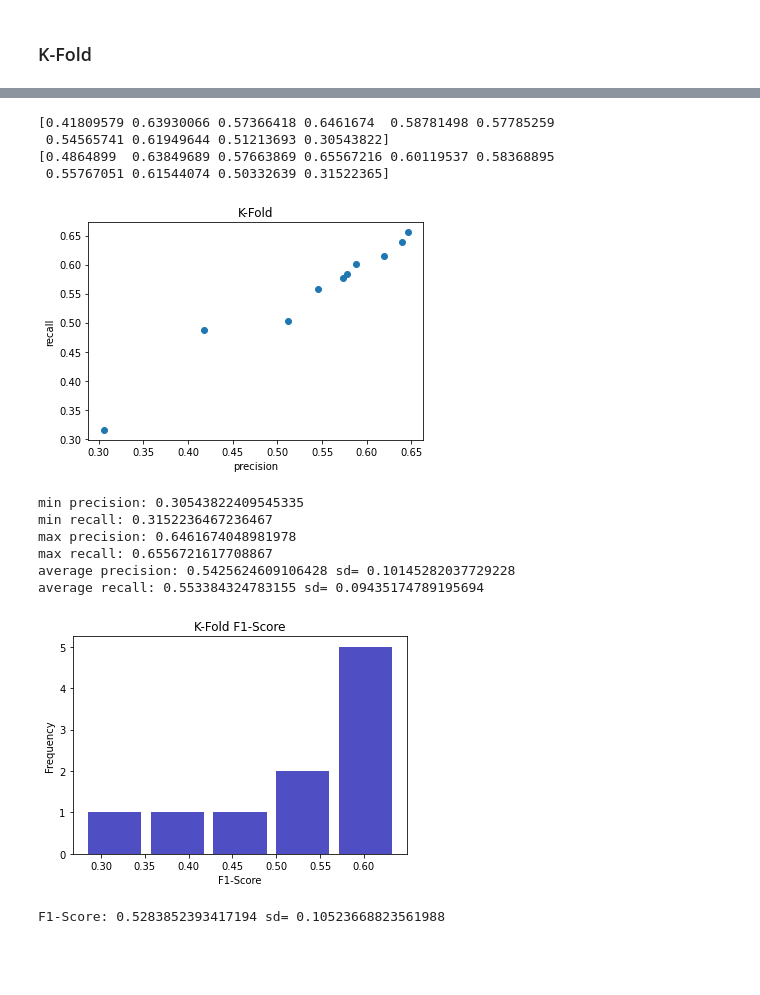
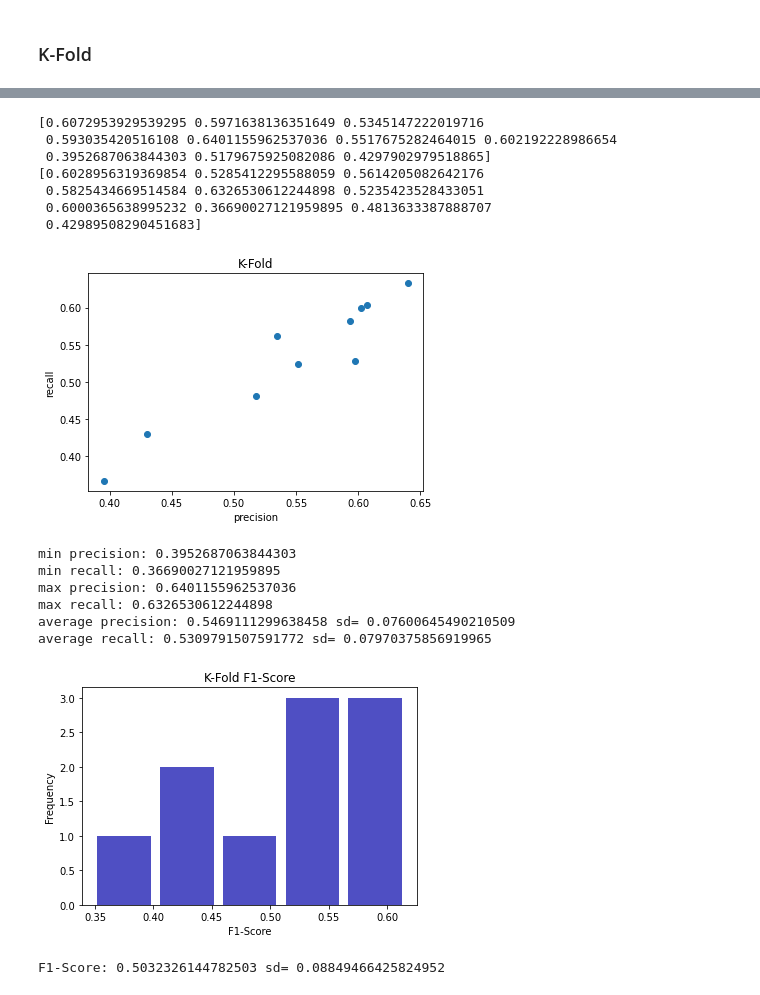
Before and after one commit to farooq-aus/Covid-19_X-ray_Two-proposed-Databases, a Jupyter notebook: Scripts/Q1.ipynb, the cells around one changed output, grey strips where cells are left out. Cells and saved outputs as stored; diff of their text form; code cells hidden in the pictures; blank space fills up the shorter version.

Commit message:
best model

```diff
--- a/Scripts/Q1.ipynb
+++ b/Scripts/Q1.ipynb
@@ -273,7 +273,7 @@ for train_index, test_index in KFold(n_folds).split(x_train_val):
     y_tr, y_ts = y_train_val[train_index], y_train_val[test_index]
 
     model = create_model()
-    model.fit(x_tr, y_tr, epochs=30)
+    model.fit(x_tr, y_tr, epochs=30, batch_size=128)
 
     scores = model.evaluate(x_test,y_test)
 
@@ -290,6 +290,6 @@ for train_index, test_index in KFold(n_folds).split(x_train_val):
     print('recall', recall)
     print('F1-Score', f1)
 
-    results.append([precision, recall, f1])
+    results.append([model, precision, recall, f1])
 # %% [output]
 Epoch 1/30
@@ -312,9 +312,9 @@ F1-Score 0.2795225885796127
 # %%
 res = np.array(results)
 
-prec = res[:,0]
+prec = res[:,1]
 print(prec)
-recl = res[:,1]
+recl = res[:,2]
 print(recl)
 
 plt.scatter(prec, recl)
@@ -330,29 +330,32 @@ print('max recall:', recl.max())
 print('average precision:', prec.mean(), 'sd=', prec.std())
 print('average recall:', recl.mean(),'sd=', recl.std())
 # %% [output]
-[0.41809579 0.63930066 0.57366418 0.6461674  0.58781498 0.57785259
- 0.54565741 0.61949644 0.51213693 0.30543822]
-[0.4864899  0.63849689 0.57663869 0.65567216 0.60119537 0.58368895
- 0.55767051 0.61544074 0.50332639 0.31522365]
+[0.6072953929539295 0.5971638136351649 0.5345147222019716
+ 0.593035420516108 0.6401155962537036 0.5517675282464015 0.602192228986654
+ 0.3952687063844303 0.5179675925082086 0.4297902979518865]
+[0.6028956319369854 0.5285412295588059 0.5614205082642176
+ 0.5825434669514584 0.6326530612244898 0.5235423528433051
+ 0.6000365638995232 0.36690027121959895 0.4813633387888707
+ 0.42989508290451683]
-[figure, old version]
+[figure, new version]
-min precision: 0.30543822409545335
-min recall: 0.3152236467236467
-max precision: 0.6461674048981978
-max recall: 0.6556721617708867
-average precision: 0.5425624609106428 sd= 0.10145282037729228
-average recall: 0.553384324783155 sd= 0.09435174789195694
+min precision: 0.3952687063844303
+min recall: 0.36690027121959895
+max precision: 0.6401155962537036
+max recall: 0.6326530612244898
+average precision: 0.5469111299638458 sd= 0.07600645490210509
+average recall: 0.5309791507591772 sd= 0.07970375856919965
 # %%
 res = np.array(results)
-f1_score = res[:,2]
+f1_score = res[:,3]
 plt.hist(x=f1_score, bins='auto', color='#0504aa',
                             alpha=0.7, rwidth=0.85)
 plt.title('K-Fold F1-Score')
 plt.ylabel('Frequency')
 plt.xlabel('F1-Score')
 plt.show()
 print('F1-Score:', f1_score.mean(), 'sd=', f1_score.std())
 
 res_model1 = res
 # %% [output]
-[figure, old version]
+[figure, new version]
-F1-Score: 0.5283852393417194 sd= 0.10523668823561988
+F1-Score: 0.5032326144782503 sd= 0.08849466425824952
```
Also changed, not shown: parts of 12 cells of this notebook.
